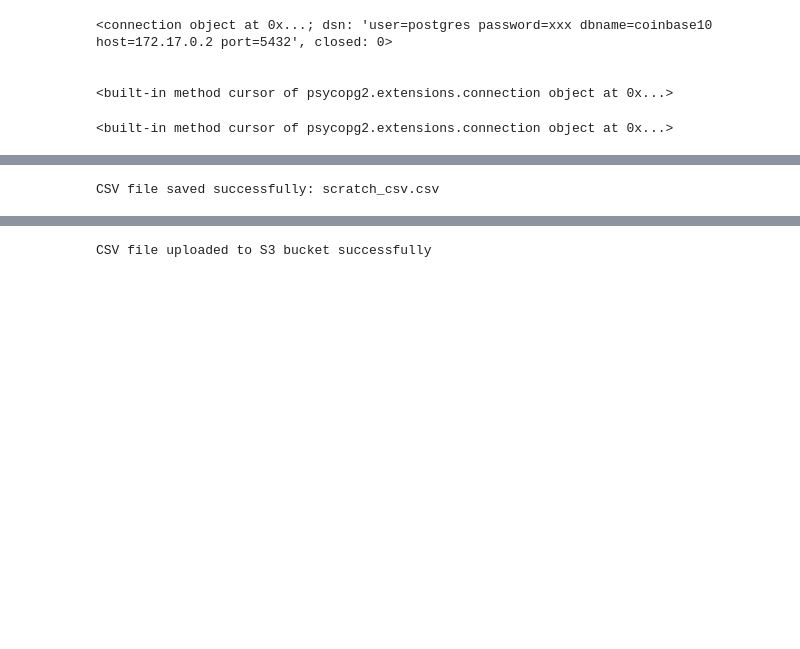
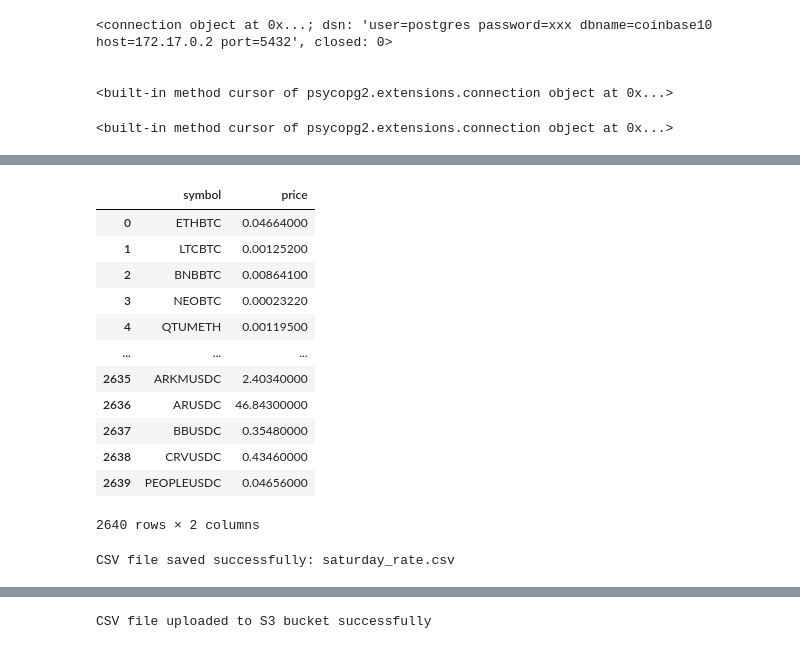
Before and after one commit to bsakyi/exchange_rate_etl, a Jupyter notebook: scratch.ipynb, the cells around one changed output, grey strips where cells are left out. Drawn from its saved outputs; the diff is of its cells as text; code cells hidden in the pictures; blank space fills up the shorter version.

```diff
--- a/scratch.ipynb
+++ b/scratch.ipynb
@@ -53,18 +99,35 @@ response = requests.get(url)
+# %%
+df = pd.DataFrame(list_data)
+df
+# %% [output]
+|  | symbol | price |
+| 0 | ETHBTC | 0.04664000 |
+| 1 | LTCBTC | 0.00125200 |
+| 2 | BNBBTC | 0.00864100 |
+| 3 | NEOBTC | 0.00023220 |
+| 4 | QTUMETH | 0.00119500 |
+| ... | ... | ... |
+| 2635 | ARKMUSDC | 2.40340000 |
+| 2636 | ARUSDC | 46.84300000 |
+| 2637 | BBUSDC | 0.35480000 |
+| 2638 | CRVUSDC | 0.43460000 |
+| 2639 | PEOPLEUSDC | 0.04656000 |
+2640 rows × 2 columns
 # %%
 # Check if the request was successful (status code 200)
 if response.status_code == 200:
 
     api_data = response.text
 
-    list_data = json.loads(api_data)
-
-    currency_data = list_data.get('data', [])
+    api_data = json.loads(api_data)
+        # use this code if the result of the parsed json is in the form {data: {all the response data}}
+    # api_data = api_data.get('data', [])
 
     # Read the JSON data into a Pandas DataFrame
-    df = pd.DataFrame(currency_data)
+    df = pd.DataFrame(api_data)
 
     # Specify the file path where you want to save the CSV file
-    csv_file_path = 'scratch_csv.csv'
+    csv_file_path = 'saturday_rate.csv'
 
     # Write the DataFrame to a CSV file
     df.to_csv(csv_file_path, index=False)
@@ -73,7 +136,7 @@ if response.status_code == 200:
 else:
     print("Failed to retrieve data. Status code:", response.status_code)
 # %% [output]
-CSV file saved successfully: scratch_csv.csv
+CSV file saved successfully: saturday_rate.csv
 # %%
 # creating a filename variable for compressed file to be uploaded to S3
 file_name = csv_file_path + '.gz'
```
Also changed, not shown: parts of 12 cells of this notebook, 5 other files.
